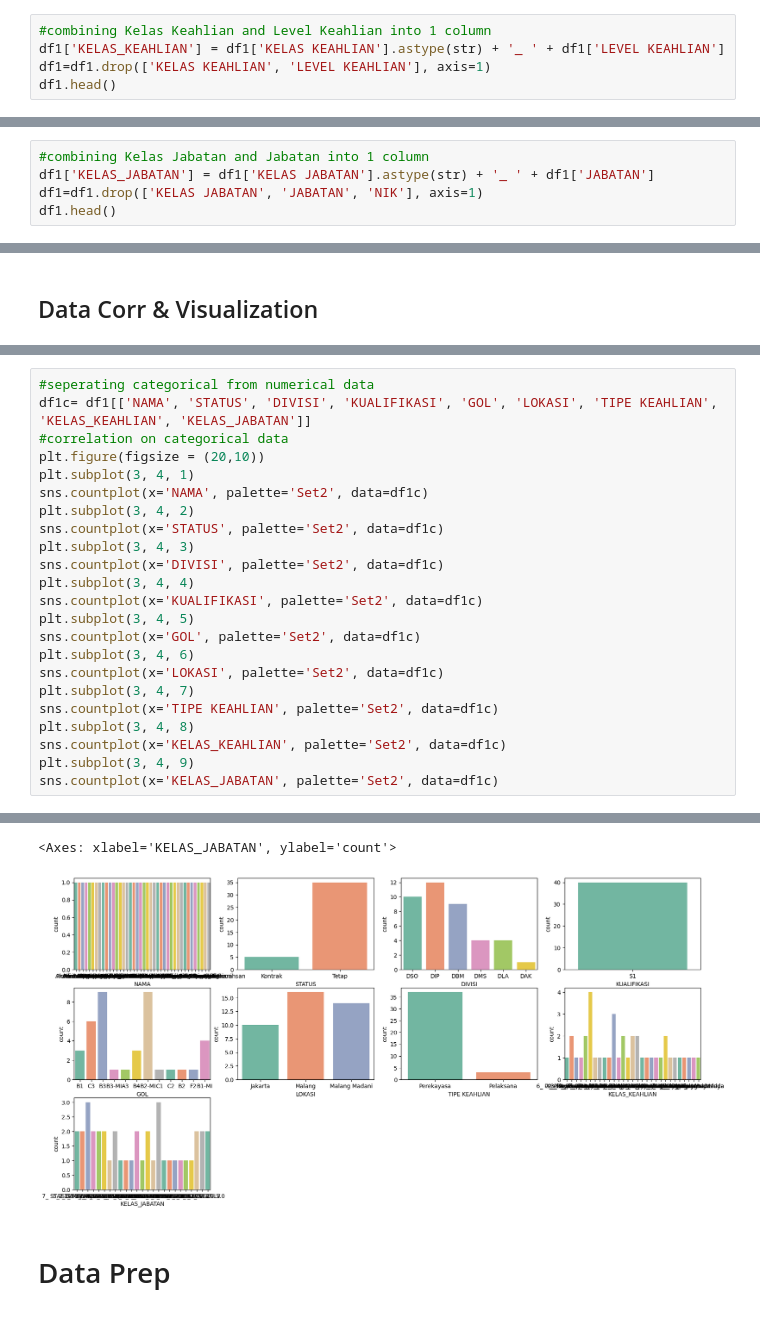
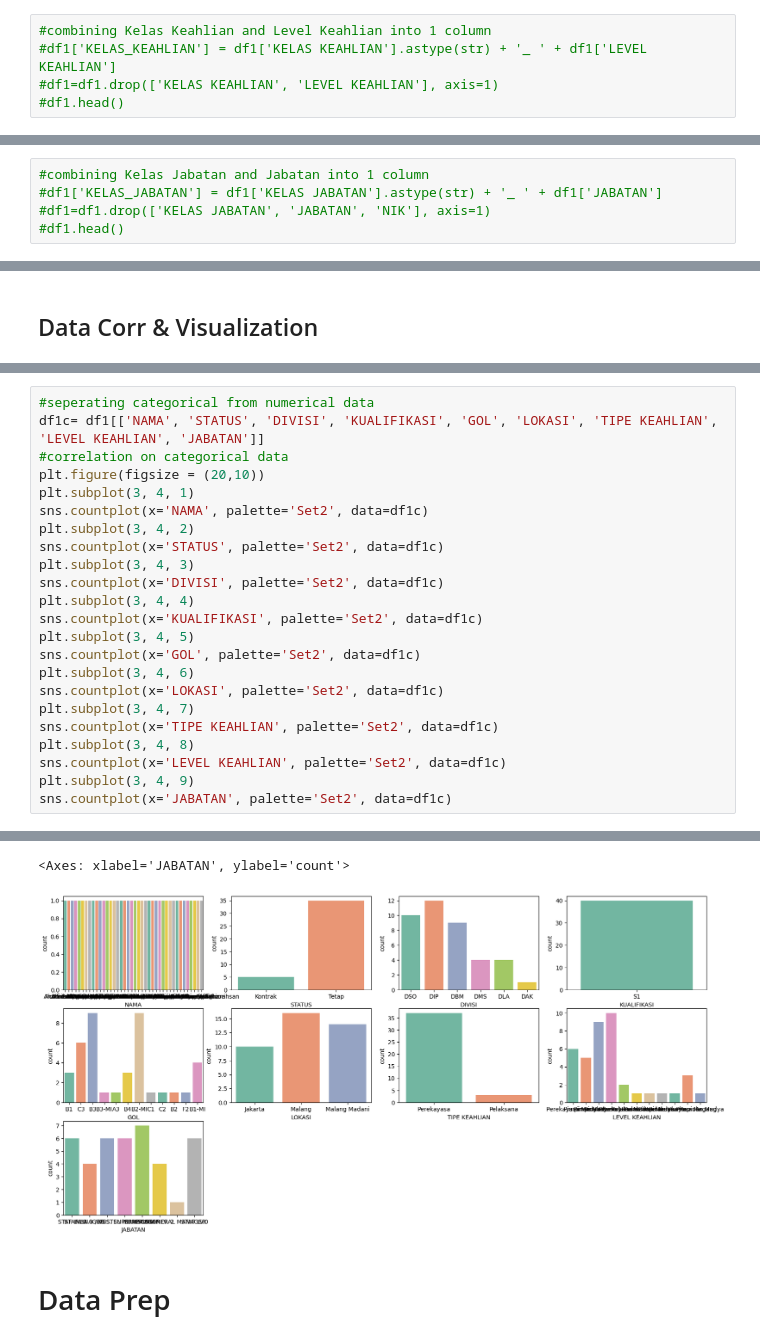
Before and after one commit to ghinamf/Data-Analyst_PKL, a Jupyter notebook: src/combData2.ipynb, the cells around one changed output, grey strips where cells are left out. Cells and saved outputs as stored; diff of their text form.

```diff
--- a/src/combData2.ipynb
+++ b/src/combData2.ipynb
@@ -144,6 +144,6 @@ JABATAN                  8
 dtype: int64
 # %%
 #combining Kelas Keahlian and Level Keahlian into 1 column
-df1['KELAS_KEAHLIAN'] = df1['KELAS KEAHLIAN'].astype(str) + '_ ' + df1['LEVEL KEAHLIAN']
-df1=df1.drop(['KELAS KEAHLIAN', 'LEVEL KEAHLIAN'], axis=1)
-df1.head()
+#df1['KELAS_KEAHLIAN'] = df1['KELAS KEAHLIAN'].astype(str) + '_ ' + df1['LEVEL KEAHLIAN']
+#df1=df1.drop(['KELAS KEAHLIAN', 'LEVEL KEAHLIAN'], axis=1)
+#df1.head()
@@ -162,5 +150,5 @@ See the caveats in the documentation: https://pandas.pydata.org/pandas-docs/stab
 # %%
 #combining Kelas Jabatan and Jabatan into 1 column
-df1['KELAS_JABATAN'] = df1['KELAS JABATAN'].astype(str) + '_ ' + df1['JABATAN']
-df1=df1.drop(['KELAS JABATAN', 'JABATAN', 'NIK'], axis=1)
-df1.head()
+#df1['KELAS_JABATAN'] = df1['KELAS JABATAN'].astype(str) + '_ ' + df1['JABATAN']
+#df1=df1.drop(['KELAS JABATAN', 'JABATAN', 'NIK'], axis=1)
+#df1.head()
@@ -186,6 +178,6 @@ sns.heatmap(correl, annot = True, cmap = 'YlOrBr')
 # %%
 #seperating categorical from numerical data
-df1c= df1[['NAMA', 'STATUS', 'DIVISI', 'KUALIFIKASI', 'GOL', 'LOKASI', 'TIPE KEAHLIAN', 'KELAS_KEAHLIAN', 'KELAS_JABATAN']]
+df1c= df1[['NAMA', 'STATUS', 'DIVISI', 'KUALIFIKASI', 'GOL', 'LOKASI', 'TIPE KEAHLIAN', 'LEVEL KEAHLIAN', 'JABATAN']]
 #correlation on categorical data
 plt.figure(figsize = (20,10))
 plt.subplot(3, 4, 1)
@@ -203,9 +195,9 @@ sns.countplot(x='LOKASI', palette='Set2', data=df1c)
 plt.subplot(3, 4, 7)
 sns.countplot(x='TIPE KEAHLIAN', palette='Set2', data=df1c)
 plt.subplot(3, 4, 8)
-sns.countplot(x='KELAS_KEAHLIAN', palette='Set2', data=df1c)
+sns.countplot(x='LEVEL KEAHLIAN', palette='Set2', data=df1c)
 plt.subplot(3, 4, 9)
-sns.countplot(x='KELAS_JABATAN', palette='Set2', data=df1c)
+sns.countplot(x='JABATAN', palette='Set2', data=df1c)
 # %% [output]
 Passing `palette` without assigning `hue` is deprecated and will be removed in v0.14.0. Assign the `x` variable to `hue` and set `legend=False` for the same effect.
 
@@ -227,4 +219,4 @@ Passing `palette` without assigning `hue` is deprecated and will be removed in v
-<Axes: xlabel='KELAS_JABATAN', ylabel='count'>
+<Axes: xlabel='JABATAN', ylabel='count'>
-[figure, old version]
+[figure, new version]
 # %% [markdown]
 # Data Prep
```
Also changed, not shown: parts of 210 cells of this notebook.
